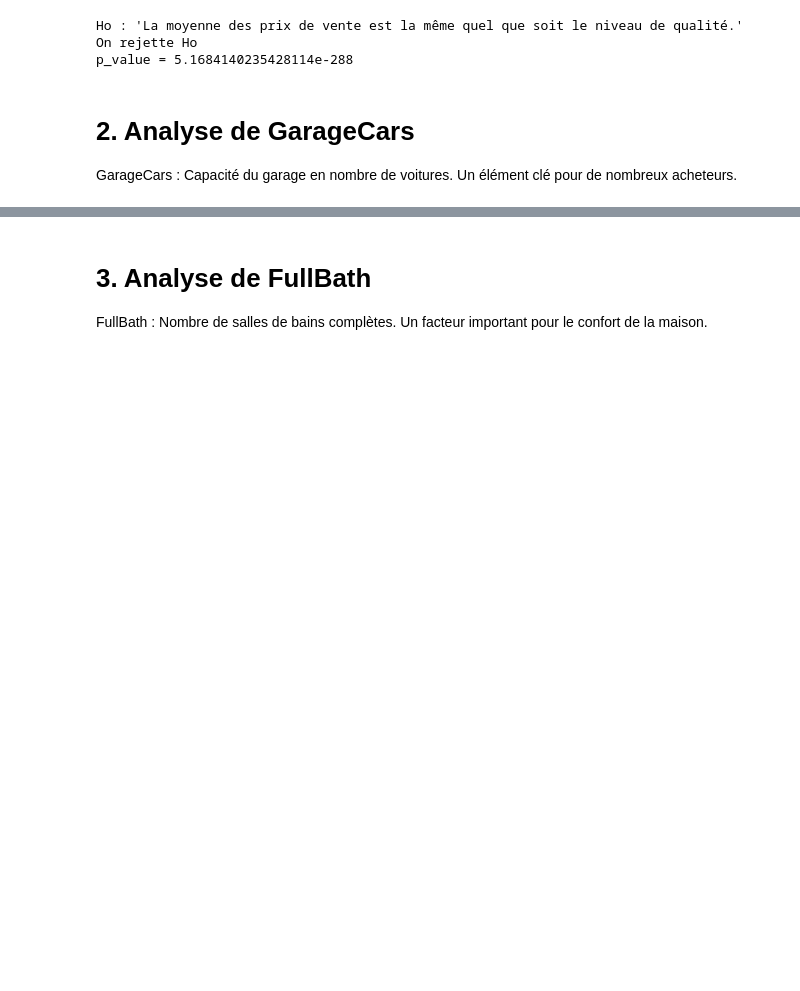
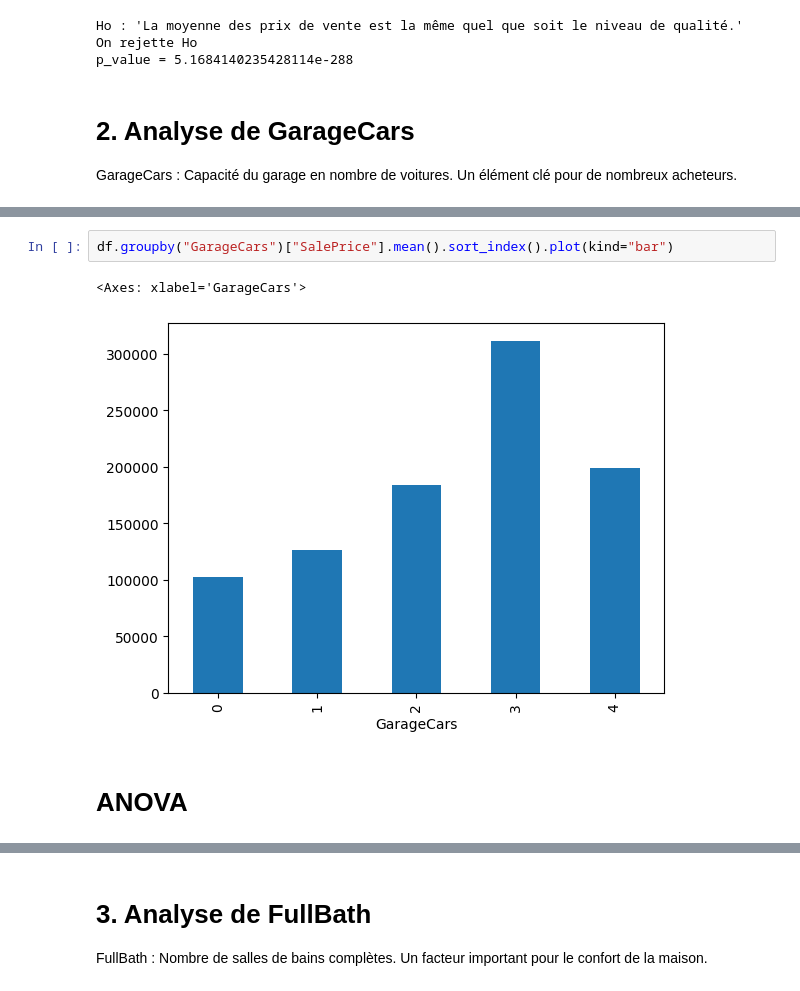
Before and after one commit to SimonGallien/prix-immobilier, a Jupyter notebook: EDA_Univariate.ipynb, the cells around one changed output, grey strips where cells are left out. Drawn from its saved outputs; the diff is of its cells as text; blank space fills up the shorter version.

```diff
--- a/EDA_Univariate.ipynb
+++ b/EDA_Univariate.ipynb
@@ -185,0 +244,7 @@ GarageCars : Capacité du garage en nombre de voitures. Un élément clé pour d
+# %%
+df.groupby("GarageCars")["SalePrice"].mean().sort_index().plot(kind="bar")
+# %% [output]
+<Axes: xlabel='GarageCars'>
+[figure, added]
+# %% [markdown]
+# ANOVA
```
Also changed, not shown: parts of 26 cells of this notebook.
